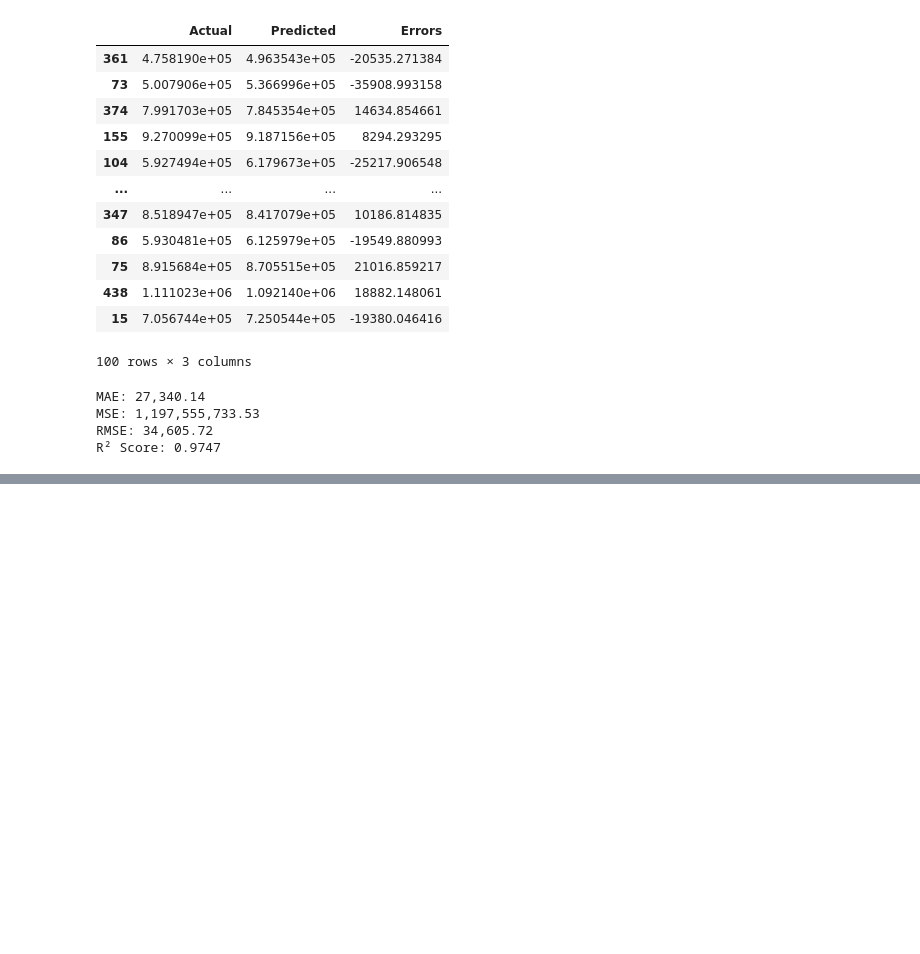
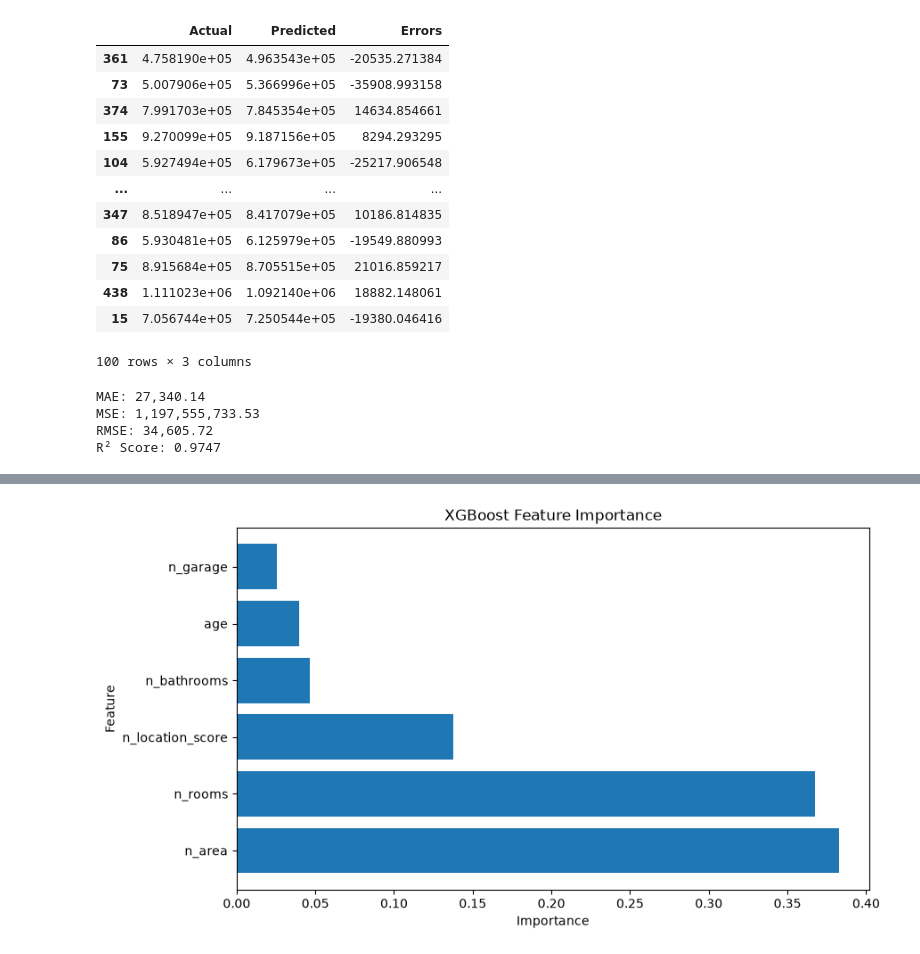
Before and after one commit to MUHAMMADZARYABKHAN-21/new.py, a Jupyter notebook: SCIKIT/Lesson22Xgboosting.ipynb, the cells around one changed output, grey strips where cells are left out. Drawn from its saved outputs; the diff is of its cells as text; code cells hidden in the pictures; blank space fills up the shorter version.

```diff
--- a/SCIKIT/Lesson22Xgboosting.ipynb
+++ b/SCIKIT/Lesson22Xgboosting.ipynb
@@ -218,0 +247,12 @@ R² Score: 0.9747
+# %%
+importance_df = pd.DataFrame({
+    "Feature": X.columns,
+    "Importance": model.feature_importances_
+})
+
+importance_df = importance_df.sort_values(
+    "Importance",
+    ascending=False
+)
+
+print(importance_df)
@@ -218,0 +267,18 @@ R² Score: 0.9747
+# %%
+plt.figure(figsize=(9, 5))
+
+plt.barh(
+    importance_df["Feature"],
+    importance_df["Importance"]
+)
+
+plt.xlabel("Importance")
+plt.ylabel("Feature")
+
+plt.title("XGBoost Feature Importance")
+
+plt.tight_layout()
+
+plt.show()
+# %% [output]
+[figure, added]
```
Also changed, not shown: parts of 3 cells of this notebook.
